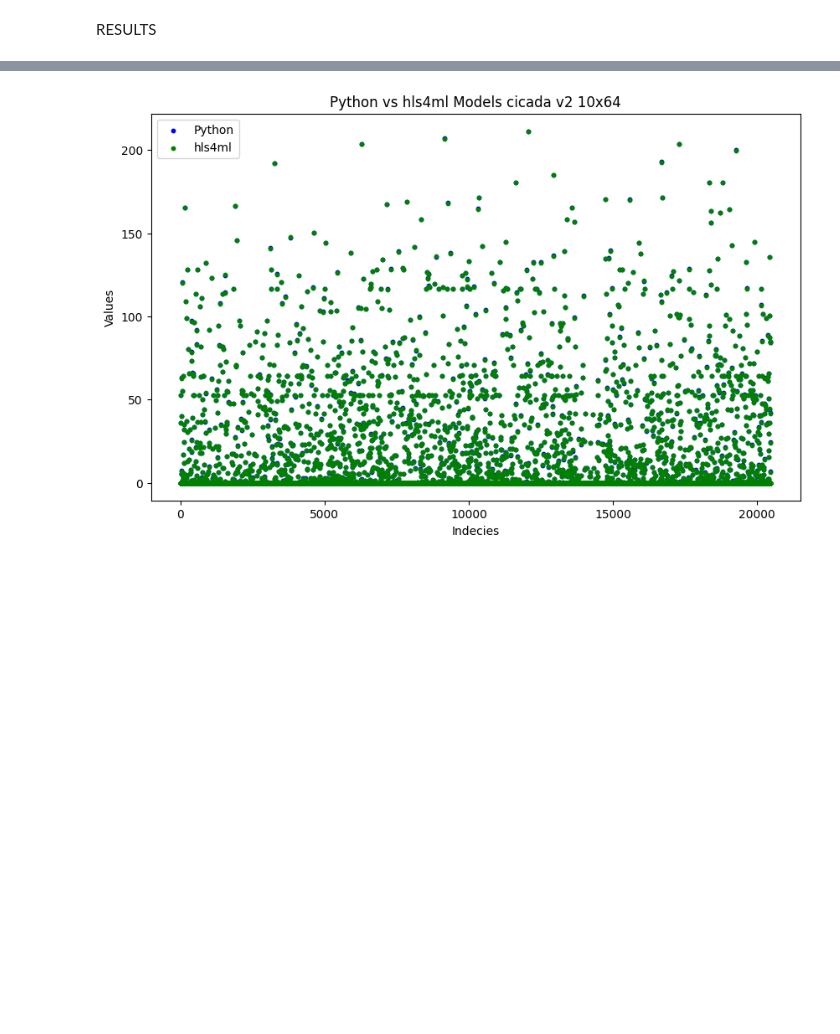
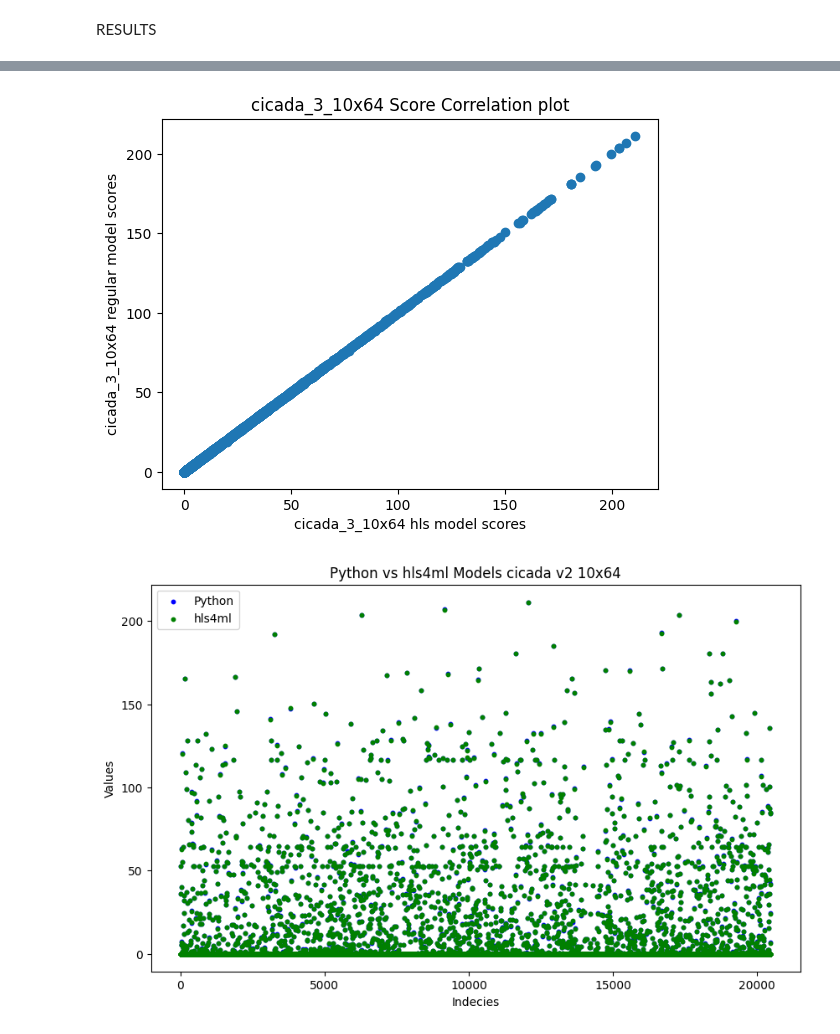
Before and after one commit to akshaynevis/Anamoly_LArTPC, a Jupyter notebook: test_notebooks/cicada_3_10X64.ipynb, the cells around one changed output, grey strips where cells are left out. Saved outputs shown, nothing was run; the diff lists cells and outputs as text; code cells hidden in the pictures; blank space fills up the shorter version.

```diff
--- a/test_notebooks/cicada_3_10X64.ipynb
+++ b/test_notebooks/cicada_3_10X64.ipynb
@@ -234,3 +200,11 @@ import matplotlib.pyplot as plt
+# %%
+plt.scatter(y_predict_hls4ml_q, Y)
+plt.xlabel('cicada_3_10x64 hls model scores')
+plt.ylabel('cicada_3_10x64 regular model scores')
+plt.title('cicada_3_10x64 Score Correlation plot')
+plt.show()
+# %% [output]
+[figure, added]
 # %%
 differences = [pred1 != pred2 for pred1, pred2 in zip(Y, y_predict_hls4ml_q)]
 
```
Also changed, not shown: parts of 6 cells of this notebook, 6 other files.
